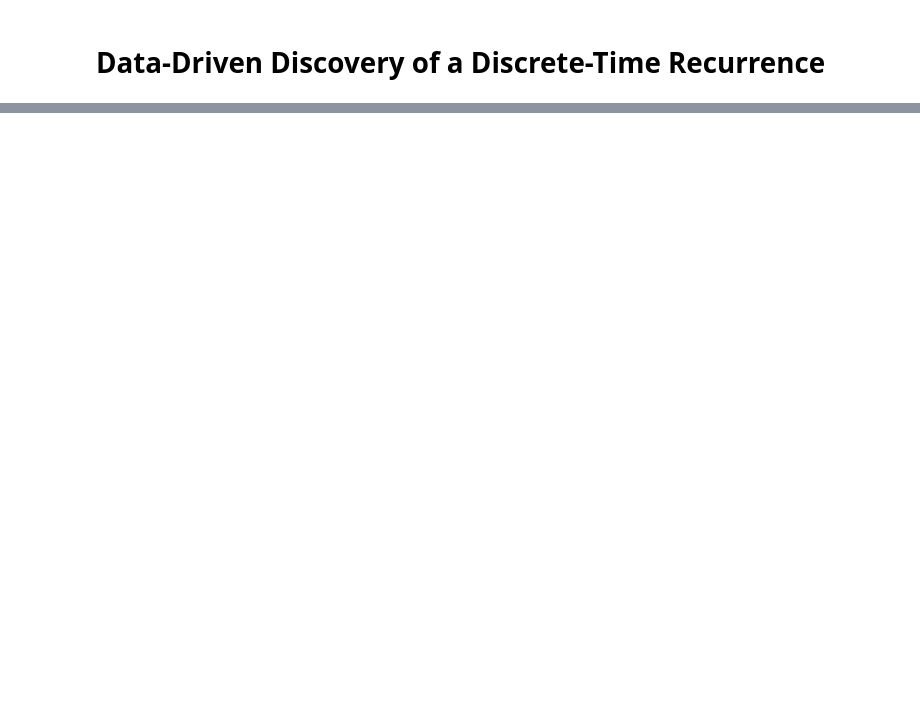
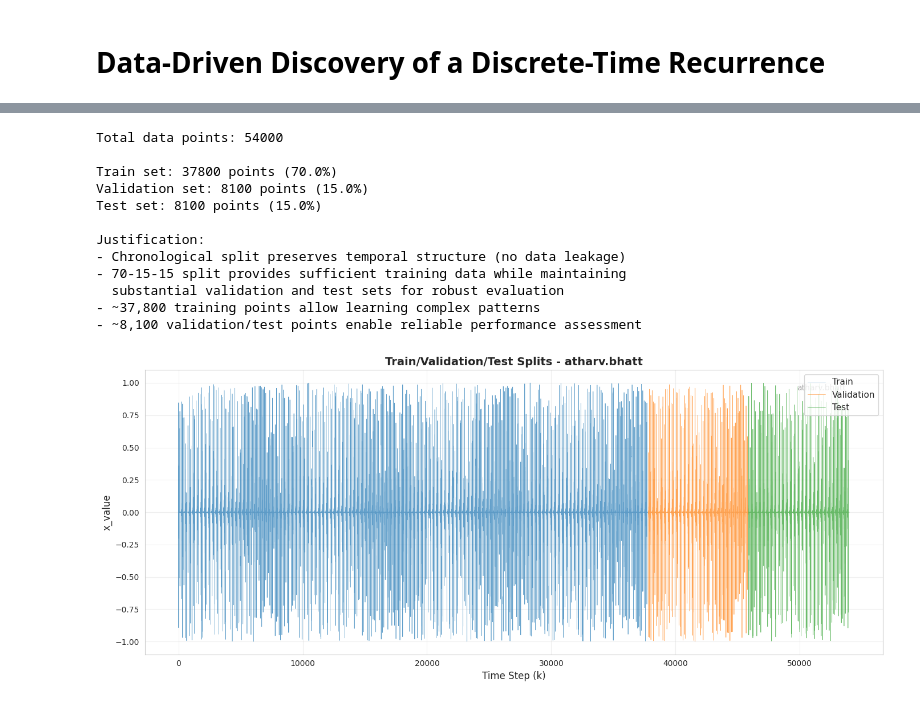
Before and after one commit to atharvv04/Practical-Statistical-AI-and-Deep-Learning, a Jupyter notebook: Code/2.ipynb, the cells around one changed output, grey strips where cells are left out. Drawn from its saved outputs; the diff is of its cells as text; code cells hidden in the pictures; blank space fills up the shorter version.

```diff
--- a/Code/2.ipynb
+++ b/Code/2.ipynb
@@ -625,0 +143,57 @@ results_df.sort_values("val_mse").head(10)
+# %%
+# Cell 4: Train/Validation/Test Splits
+# Define split ratios
+train_ratio = 0.70
+val_ratio = 0.15
+test_ratio = 0.15
+
+n = len(time_series)
+train_size = int(n * train_ratio)
+val_size = int(n * val_ratio)
+test_size = n - train_size - val_size
+
+# Create splits (chronological)
+train_data = time_series[:train_size]
+val_data = time_series[train_size:train_size + val_size]
+test_data = time_series[train_size + val_size:]
+
+print(f"Total data points: {n}")
+print(f"\nTrain set: {len(train_data)} points ({train_ratio*100:.1f}%)")
+print(f"Validation set: {len(val_data)} points ({val_ratio*100:.1f}%)")
+print(f"Test set: {len(test_data)} points ({test_ratio*100:.1f}%)")
+print(f"\nJustification:")
+print("- Chronological split preserves temporal structure (no data leakage)")
+print("- 70-15-15 split provides sufficient training data while maintaining")
+print("  substantial validation and test sets for robust evaluation")
+print("- ~37,800 training points allow learning complex patterns")
+print("- ~8,100 validation/test points enable reliable performance assessment")
+
+# Visualize splits
+plt.figure(figsize=(14, 6))
+plt.plot(range(len(train_data)), train_data, label='Train', alpha=0.7, linewidth=0.5)
+plt.plot(range(len(train_data), len(train_data) + len(val_data)), val_data,
+         label='Validation', alpha=0.7, linewidth=0.5)
+plt.plot(range(len(train_data) + len(val_data), n), test_data,
+         label='Test', alpha=0.7, linewidth=0.5)
+plt.title(f'Train/Validation/Test Splits - {USERNAME}', fontsize=14, fontweight='bold')
+plt.xlabel('Time Step (k)', fontsize=12)
+plt.ylabel('x_value', fontsize=12)
+plt.legend(fontsize=11)
+plt.grid(True, alpha=0.3)
+add_username_to_plot()
+plt.tight_layout()
+plt.show()
+# %% [output]
+Total data points: 54000
+
+Train set: 37800 points (70.0%)
+Validation set: 8100 points (15.0%)
+Test set: 8100 points (15.0%)
+
+Justification:
+- Chronological split preserves temporal structure (no data leakage)
+- 70-15-15 split provides sufficient training data while maintaining
+  substantial validation and test sets for robust evaluation
+- ~37,800 training points allow learning complex patterns
+- ~8,100 validation/test points enable reliable performance assessment
+[figure, added]
```
Also changed, not shown: parts of 56 cells of this notebook, 5 other files.
